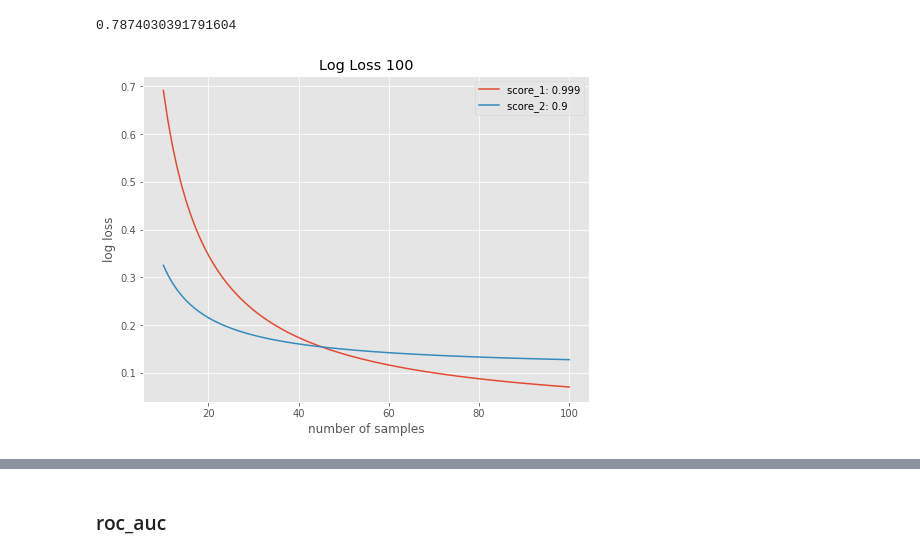
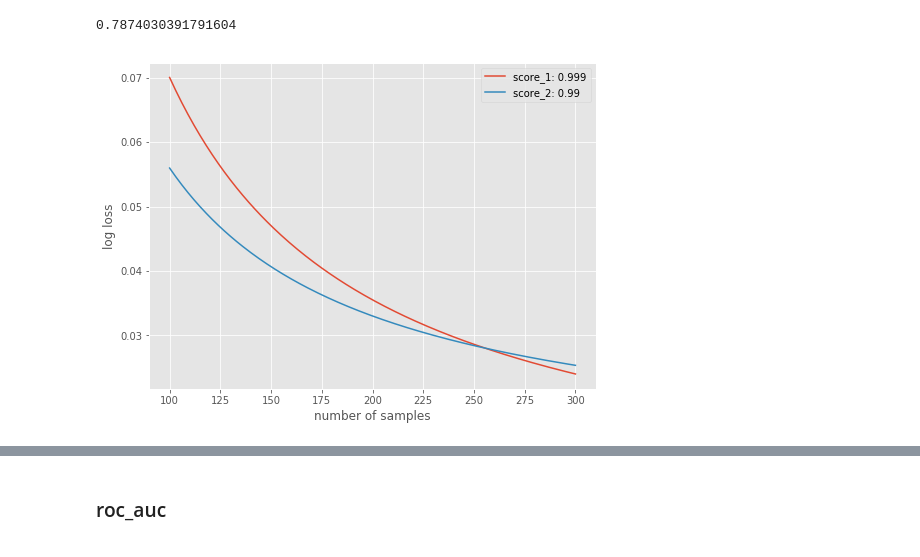
Before and after one commit to yang-zhang/evaluation, a Jupyter notebook: model_evaluation.ipynb, the cells around one changed output, grey strips where cells are left out. Drawn from its saved outputs; the diff is of its cells as text; code cells hidden in the pictures.

```diff
--- a/model_evaluation.ipynb
+++ b/model_evaluation.ipynb
@@ -352,24 +372,23 @@ log_loss(y_true=[1, 1, 1, 0], y_pred=[0.95, 0.95, 0.95, 0.95])
 0.7874030391791604
 # %%
 ll_1, ll_2 = [], []
-ns = range(10, 101)
+ns = range(100, 301)
 s1 = 0.999
-s2 = 0.9
+s2 = 0.99
 for n in ns:
     y_true = np.ones(n)
     y_true[-1] = 0
     y_pred_1 = s1 * np.ones(n)
     y_pred_2 = s2 * np.ones(n)
     ll_1.append(log_loss(y_true, y_pred_1))
     ll_2.append(log_loss(y_true, y_pred_2))
+
+plt.figure(figsize=(8, 6))
+plt.plot(ns, ll_1, label='score_1: %s' % s1)
+plt.plot(ns, ll_2, label='score_2: %s' % s2)
+plt.legend(loc='best')
+plt.ylabel('log loss')
+plt.xlabel('number of samples')
+plt.show()
+# %% [output]
+[figure, added]
-# %%
-plt.figure(figsize=(8, 6))
-plt.plot(ns, ll_1, label='score_1: %s' % s1)
-plt.plot(ns, ll_2, label='score_2: %s' % s2)
-plt.legend(loc='best')
-plt.ylabel('log loss')
-plt.xlabel('number of samples')
-plt.title('Log Loss of predicting ' % n)
-plt.show()
-# %% [output]
-[figure, removed]
```
Also changed, not shown: parts of 11 cells of this notebook, 2 other files.
